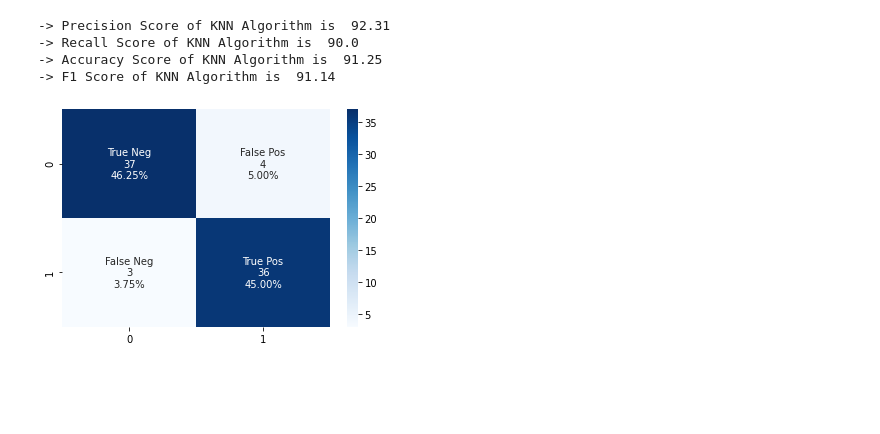
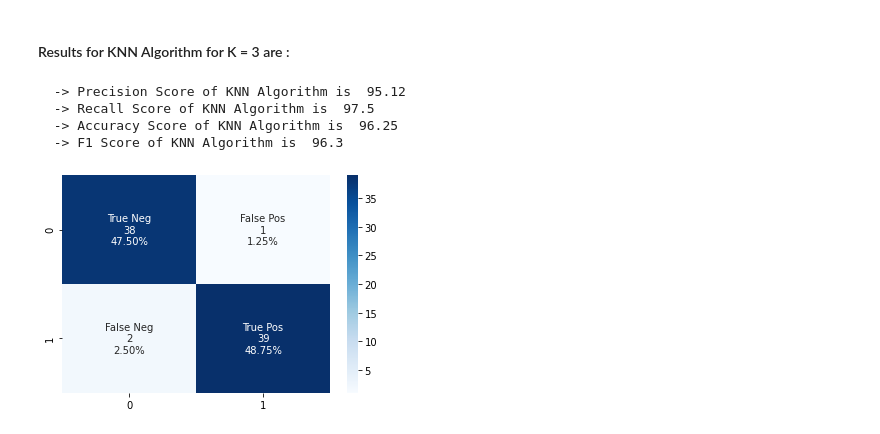
Before and after one commit to terminate9298/K-Nearest-Neighbours-Implementation, a Jupyter notebook: K Nearest Neighbours Implementation.ipynb, the cells around one changed output. Saved outputs shown, nothing was run; the diff lists cells and outputs as text; code cells hidden in the pictures; blank space fills up the shorter version.

```diff
--- a/K Nearest Neighbours Implementation.ipynb
+++ b/K Nearest Neighbours Implementation.ipynb
@@ -17,18 +24,25 @@ from sklearn.metrics import f1_score
 # %%
 def euclidean(X , Y):
   return np.sqrt(((X-Y)**2).sum())
+
+def manhattan(X , Y):
+  return np.abs((X-Y)).sum()
+
 
 class KNN:
   def __init__(self , use_distance = 'euc' , K = 'auto'):
     if use_distance == 'euc':
       self.distance = euclidean
+    elif use_distance ==  'man':
+      self.distance = manhattan
+
     self.K = K
 
   def fit(self , X , Y):
     self.X = X
     self.Y = Y
     if self.K == 'auto':
-      self.K = 7
+      self.K = 5
 
   def predict_one(self , X):
     if X.shape[0] != self.X.shape[1]:
@@ -57,10 +71,10 @@ class KNN:
     return acc
 
 def print_accuracy(acc , pred , cm = True):
-  print('-> Precision Score of KNN Algorithm is ',round(precision_score(pred, acc)*100,2))
-  print('-> Recall Score of KNN Algorithm is ',round(recall_score(pred, acc)*100,2))
-  print('-> Accuracy Score of KNN Algorithm is ',round(accuracy_score(pred, acc)*100,2))
-  print('-> F1 Score of KNN Algorithm is ',round(f1_score(pred,acc)*100,2))
+  print('  -> Precision Score of KNN Algorithm is ',round(precision_score(pred, acc)*100,2))
+  print('  -> Recall Score of KNN Algorithm is ',round(recall_score(pred, acc)*100,2))
+  print('  -> Accuracy Score of KNN Algorithm is ',round(accuracy_score(pred, acc)*100,2))
+  print('  -> F1 Score of KNN Algorithm is ',round(f1_score(pred,acc)*100,2))
   if cm:
     cf_matrix = confusion_matrix(acc,pred)
     group_names = ['True Neg','False Pos','False Neg','True Pos']
@@ -70,14 +84,15 @@ def print_accuracy(acc , pred , cm = True):
     labels = np.asarray(labels).reshape(2,2)
     sns.heatmap(cf_matrix, annot=labels, fmt='', cmap='Blues')
 # %%
-class_1 = np.concatenate((np.random.normal(loc = -1, scale = 1 , size = (200,2)),np.array([1]*200).reshape(200,1)) , axis = 1)
-class_2 = np.concatenate((np.random.normal(loc =  1, scale = 1 , size = (200,2)),np.array([-1]*200).reshape(200,1)) , axis = 1)
-train, test = pd.DataFrame(np.concatenate((class_1[:160],class_2[:160]),axis = 0), columns = ('C_1','C_2','C')) , pd.DataFrame(np.concatenate((class_1[160:],class_2[160:]),axis = 0), columns = ('C_1','C_2','C'))
+class_1 = np.concatenate((np.random.normal(loc = -1, scale = 1 , size = (200,3)),np.array([1]*200).reshape(200,1)) , axis = 1)
+class_2 = np.concatenate((np.random.normal(loc =  1, scale = 1 , size = (200,3)),np.array([-1]*200).reshape(200,1)) , axis = 1)
+train, test = pd.DataFrame(np.concatenate((class_1[:160],class_2[:160]),axis = 0), columns = ('C_1','C_2','C_3','C')) , pd.DataFrame(np.concatenate((class_1[160:],class_2[160:]),axis = 0), columns = ('C_1','C_2','C_3','C'))
 train , test = train.sample(frac = 1) , test.sample(frac = 1)
 
 sns.pairplot(train, hue ="C", palette ='coolwarm')
 sns.displot(data = train , x = 'C_1', kde = True, rug = True, color ='red', bins = 50, hue = 'C' ,palette ='coolwarm')
 sns.displot(data = train , x ='C_2', kde = True, rug = True, color ='blue', bins = 50, hue = 'C' ,palette ='coolwarm')
+sns.displot(data = train , x ='C_3', kde = True, rug = True, color ='green', bins = 50, hue = 'C' ,palette ='coolwarm')
 sns.jointplot(x= 'C_1' , y = 'C_2',data =train , hue = 'C',palette ='coolwarm')
 # %% [output]
 <seaborn.axisgrid.JointGrid at 0x...>
@@ -88,12 +108,13 @@ sns.jointplot(x= 'C_1' , y = 'C_2',data =train , hue = 'C',palette ='coolwarm')
 # %%
 knn = KNN(K = 3)
-knn.fit(train[['C_1','C_2']].values , train[['C']].values)
-out = knn.predict(test[['C_1','C_2']].values )
-# out = knn.predict_accuracy(test[['C_1','C_2']].values , test[['C']].values)
+knn.fit(train[['C_1','C_2','C_3']].values , train[['C']].values)
+out = knn.predict(test[['C_1','C_2','C_3']].values )
+display(Markdown("<h4>Results for KNN Algorithm for K = 3 are : </h4>"))
 print_accuracy(out , test[['C']].values )
 # %% [output]
+<h4>Results for KNN Algorithm for K = 3 are : </h4>
--> Precision Score of KNN Algorithm is  92.31
--> Recall Score of KNN Algorithm is  90.0
--> Accuracy Score of KNN Algorithm is  91.25
--> F1 Score of KNN Algorithm is  91.14
+  -> Precision Score of KNN Algorithm is  95.12
+  -> Recall Score of KNN Algorithm is  97.5
+  -> Accuracy Score of KNN Algorithm is  96.25
+  -> F1 Score of KNN Algorithm is  96.3
-[figure, old version]
+[figure, new version]
```
Also changed, not shown: parts of 9 cells of this notebook.
